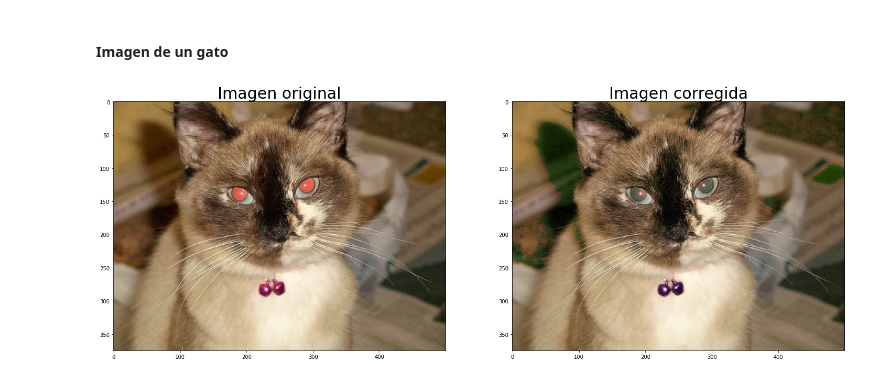
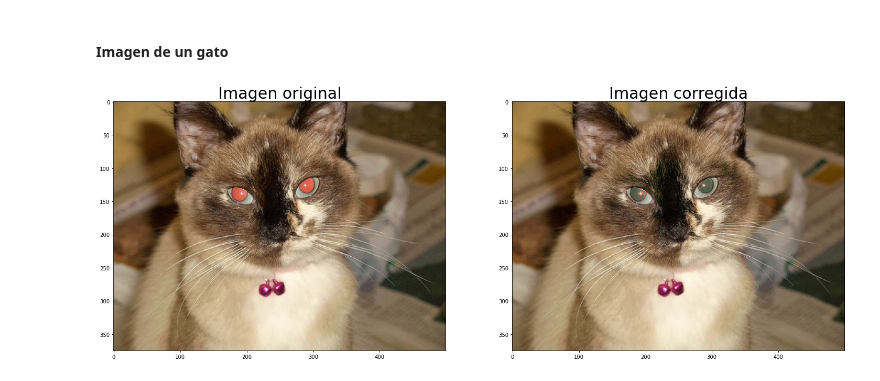
Before and after one commit to franciscocobo/Lab1-percepcioncomputacional, a Jupyter notebook: Lab1_Grupo18_Team2.ipynb, the cells around one changed output. Drawn from its saved outputs; the diff is of its cells as text; code cells hidden in the pictures.

```diff
--- a/Lab1_Grupo18_Team2.ipynb
+++ b/Lab1_Grupo18_Team2.ipynb
@@ -230,6 +250,6 @@ OjosRojos('ojos_rojos4.jpg').comparar()
 # %% [markdown]
 #### Imagen de un gato
 # %%
-OjosRojos('ojos_rojos3.jpg').comparar(no_ojos=True)
+OjosRojos('ojos_rojos3.jpg').comparar(modo_manual=True)
 # %% [output]
-[figure, old version]
+[figure, new version]
```
Also changed, not shown: parts of 6 cells of this notebook.
